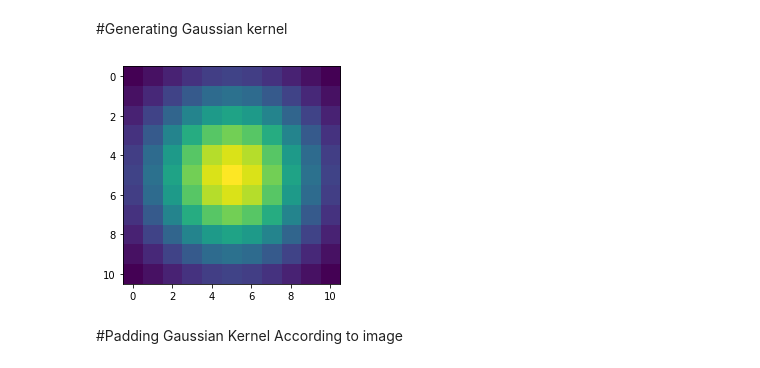
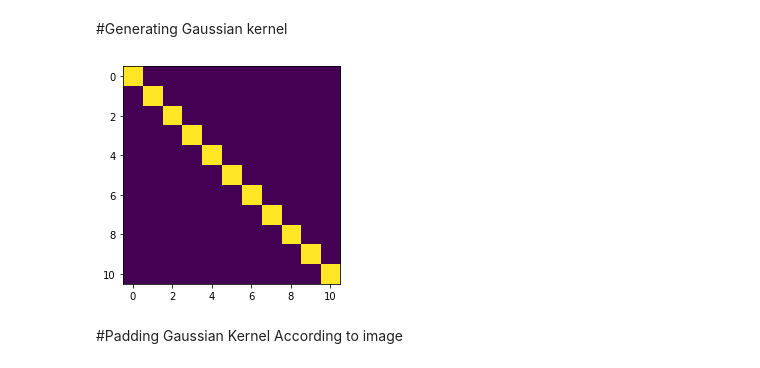
Before and after one commit to AlviNabil/Image_Processing, a Jupyter notebook: lab4/assignment.ipynb, the cells around one changed output. Saved outputs shown, nothing was run; the diff lists cells and outputs as text; code cells hidden in the pictures.

```diff
--- a/lab4/assignment.ipynb
+++ b/lab4/assignment.ipynb
@@ -17,3 +9,13 @@ def _gaussian_kernel(size=5, sigma=1.0):
+# %%
+def _kernel(size=11):
+
+    kernel = np.zeros((size, size), np.float32)
+    for i in range(size):
+        for j in range(size):
+            if(i==j):
+                kernel[i][j]=1
+
+    return kernel / np.sum(kernel)
 # %% [markdown]
 #Input Image
 # %%
@@ -28,11 +30,11 @@ plt.show()
 # %% [markdown]
 #Generating Gaussian kernel
 # %%
-kernel = _gaussian_kernel(size=11, sigma=3)
+kernel = _kernel()
 plt.imshow(kernel)
 plt.show()
 # %% [output]
-[figure, old version]
+[figure, new version]
 # %% [markdown]
 #Padding Gaussian Kernel According to image
 # %%
```
Also changed, not shown: parts of 2 cells of this notebook, 5 other files.
